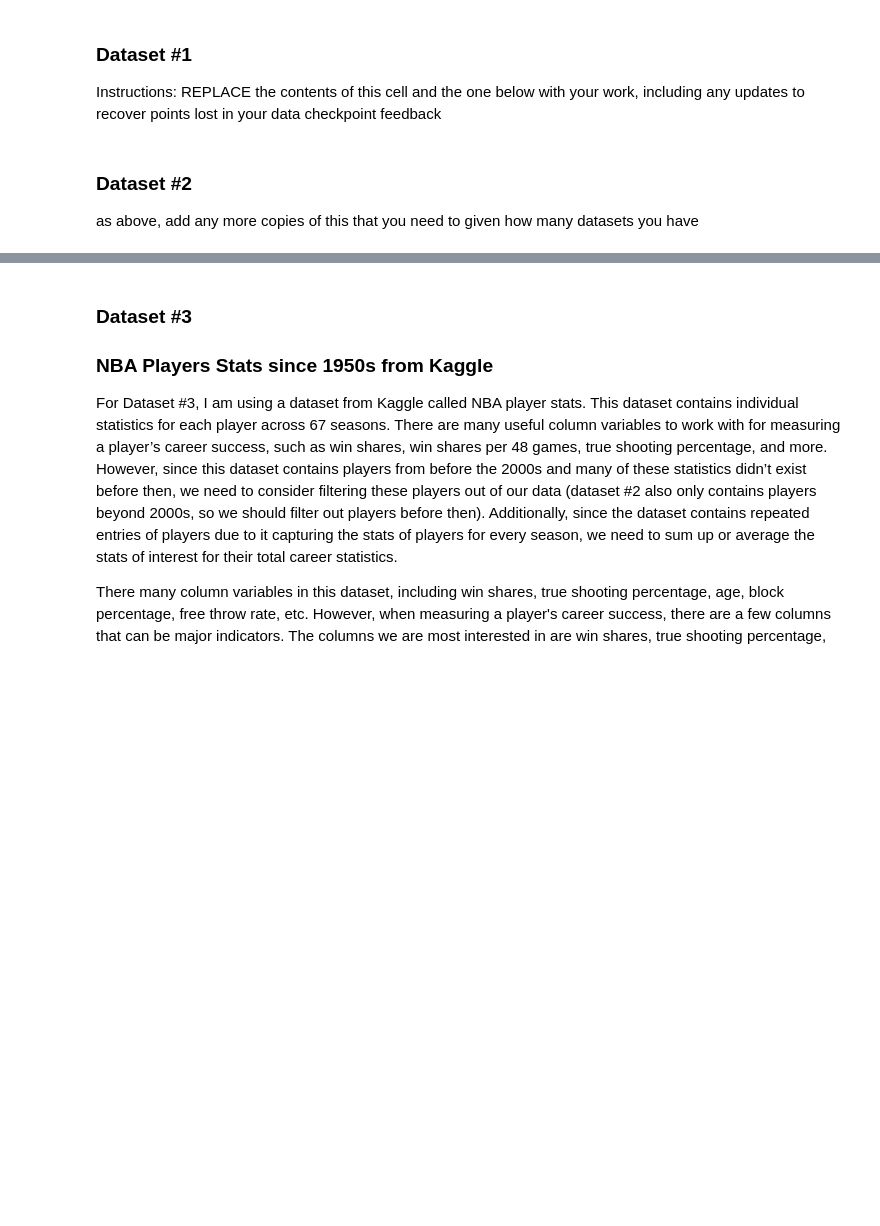
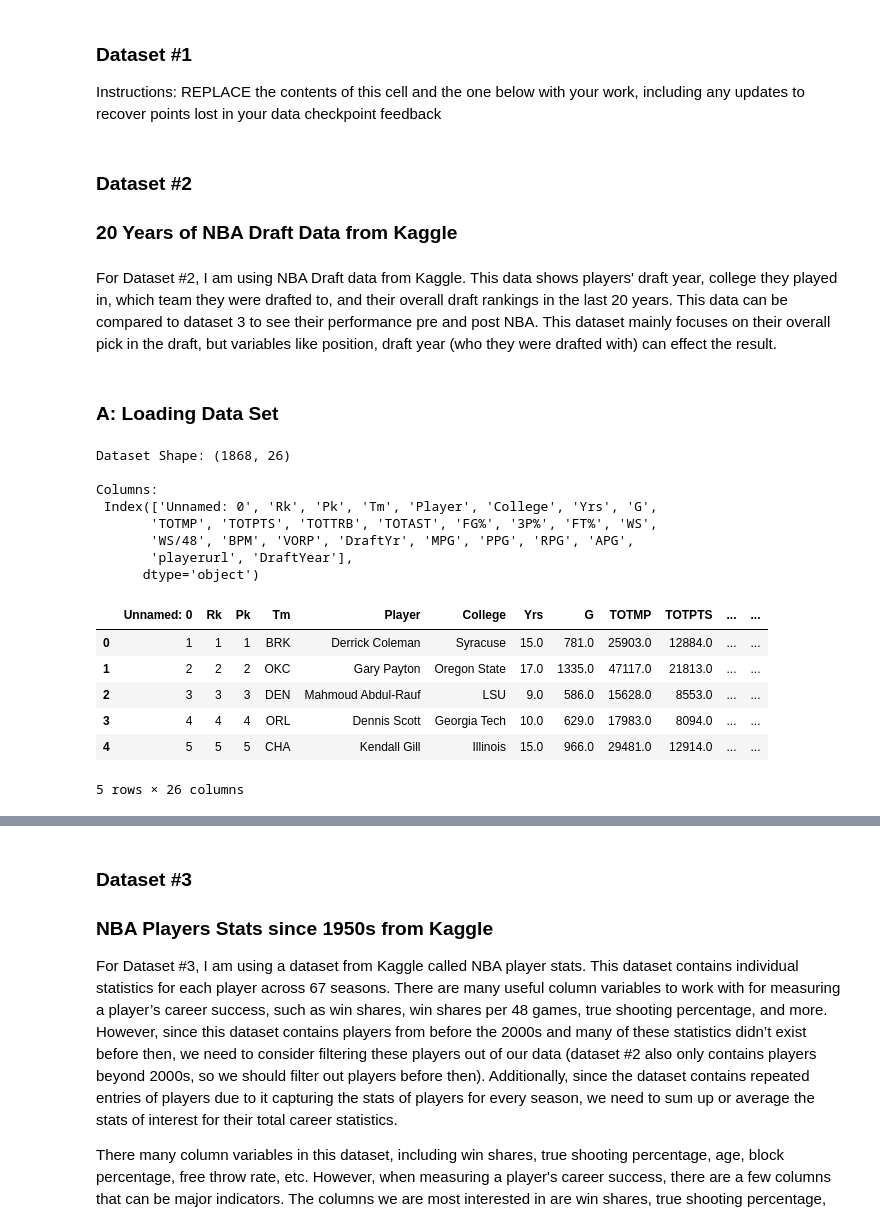
Before and after one commit to COGS108/Group010_WI26, a Jupyter notebook: 02-EDACheckpoint.ipynb, the cells around one changed output, grey strips where cells are left out. Saved outputs shown, nothing was run; the diff lists cells and outputs as text; code cells hidden in the pictures; blank space fills up the shorter version.

Commit message:
Added in raw url and dataset 2

```diff
--- a/02-EDACheckpoint.ipynb
+++ b/02-EDACheckpoint.ipynb
@@ -95,6 +103,3 @@ Instructions: REPLACE the contents of this cell and the one below with your work
 # %%
 ## YOUR CODE TO LOAD/CLEAN/TIDY/WRANGLE THE DATA GOES HERE
 ## FEEL FREE TO ADD MULTIPLE CELLS PER SECTION
-# %% [markdown]
-### Dataset #2
- as above, add any more copies of this that you need to given how many datasets you have
@@ -103,0 +106,31 @@ Instructions: REPLACE the contents of this cell and the one below with your work
+# %% [markdown]
+### Dataset #2
+### 20 Years of NBA Draft Data from Kaggle
+# %% [markdown]
+For Dataset #2, I am using NBA Draft data from Kaggle. This data shows players' draft year, college they played in, which team they were drafted to, and their overall draft rankings in the last 20 years. This data can be compared to dataset 3 to see their performance pre and post NBA. This dataset mainly focuses on their overall pick in the draft, but variables like position, draft year (who they were drafted with) can effect the result.
+# %% [markdown]
+### A: Loading Data Set
+# %%
+raw_path = 'data/00-raw/draft-data-20-years.csv'
+df_draft = pd.read_csv(raw_path)
+
+print("Dataset Shape:", df_draft.shape)
+print("\nColumns:\n", df_draft.columns)
+
+df_draft.head()
+# %% [output]
+Dataset Shape: (1868, 26)
+
+Columns:
+ Index(['Unnamed: 0', 'Rk', 'Pk', 'Tm', 'Player', 'College', 'Yrs', 'G',
+       'TOTMP', 'TOTPTS', 'TOTTRB', 'TOTAST', 'FG%', '3P%', 'FT%', 'WS',
+       'WS/48', 'BPM', 'VORP', 'DraftYr', 'MPG', 'PPG', 'RPG', 'APG',
+       'playerurl', 'DraftYear'],
+      dtype='object')
+|  | Unnamed: 0 | Rk | Pk | Tm | Player | College | Yrs | G | TOTMP | TOTPTS | ... | ... |
+| 0 | 1 | 1 | 1 | BRK | Derrick Coleman | Syracuse | 15.0 | 781.0 | 25903.0 | 12884.0 | ... | ... |
+| 1 | 2 | 2 | 2 | OKC | Gary Payton | Oregon State | 17.0 | 1335.0 | 47117.0 | 21813.0 | ... | ... |
+| 2 | 3 | 3 | 3 | DEN | Mahmoud Abdul-Rauf | LSU | 9.0 | 586.0 | 15628.0 | 8553.0 | ... | ... |
+| 3 | 4 | 4 | 4 | ORL | Dennis Scott | Georgia Tech | 10.0 | 629.0 | 17983.0 | 8094.0 | ... | ... |
+| 4 | 5 | 5 | 5 | CHA | Kendall Gill | Illinois | 15.0 | 966.0 | 29481.0 | 12914.0 | ... | ... |
+5 rows × 26 columns
```
Also changed, not shown: parts of 28 cells of this notebook.
